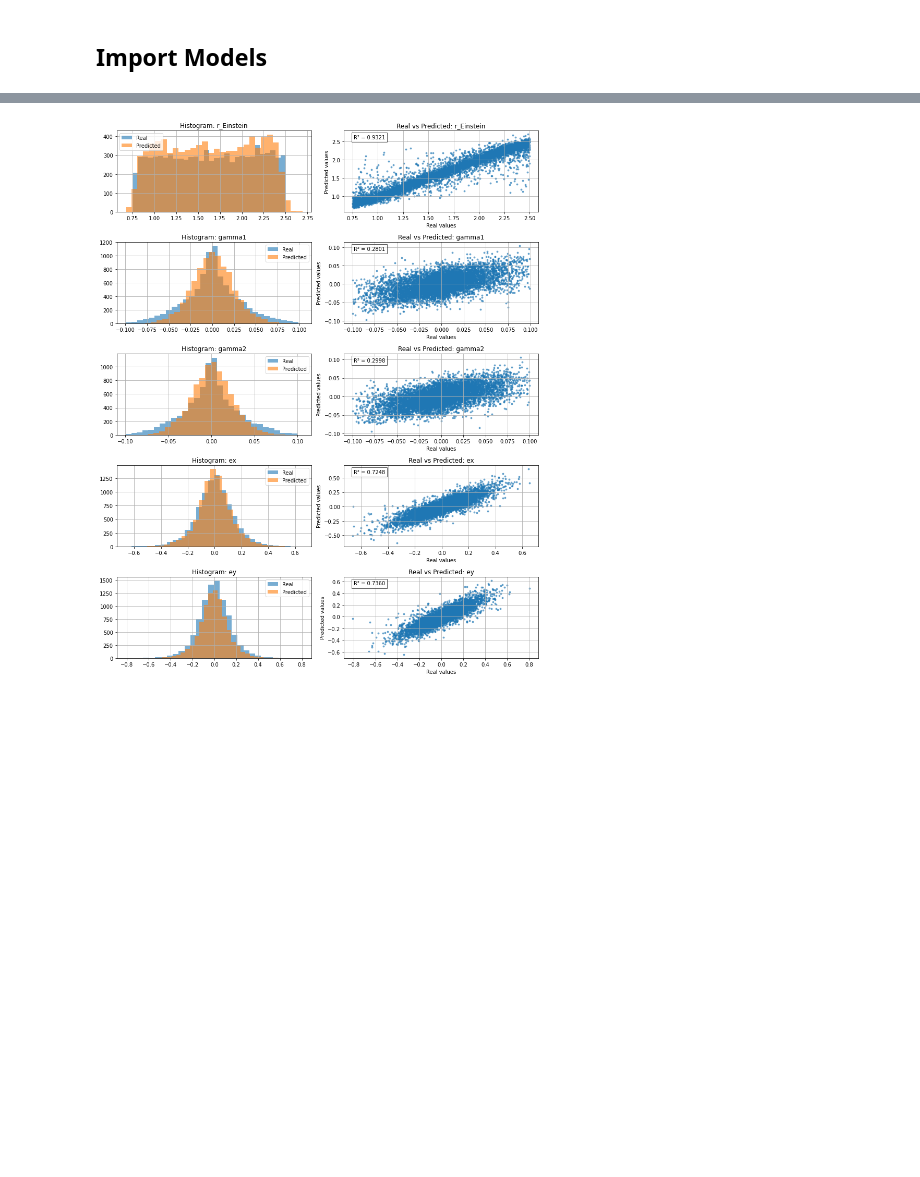
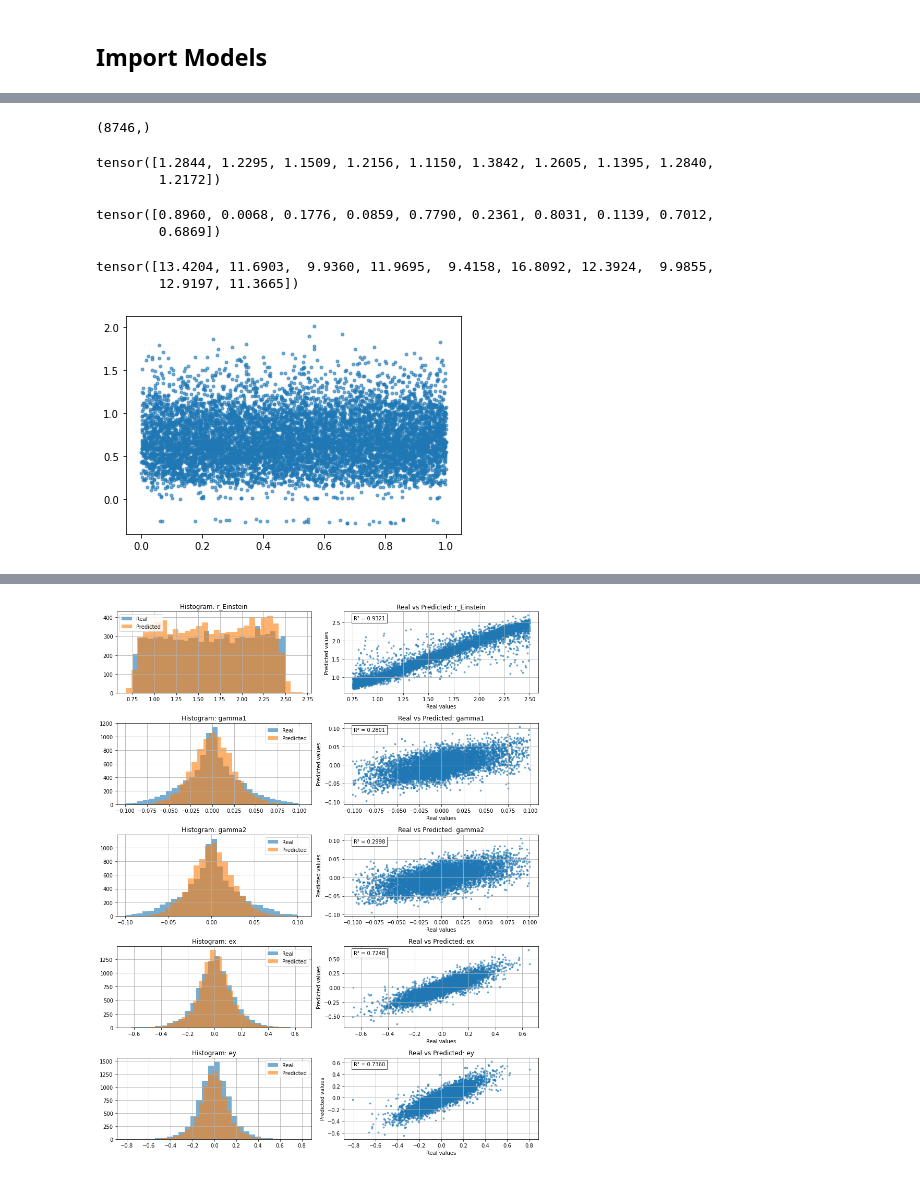
Before and after one commit to matthbatt/Deep-learning-gravitational-lensing, a Jupyter notebook: gravitational_lensing.ipynb, the cells around one changed output, grey strips where cells are left out. Cells and saved outputs as stored; diff of their text form; code cells hidden in the pictures; blank space fills up the shorter version.

```diff
--- a/gravitational_lensing.ipynb
+++ b/gravitational_lensing.ipynb
@@ -531,39 +365,0 @@ plt.show()
-# %%
-model.eval()
-preds = []
-targets = []
-
-criterion = nn.MSELoss(reduction="none")
-
-with torch.no_grad():
-    for xb, yb in test_loader:   # <-- use test_loader here
-        xb = xb.to(device)
-        yb = yb.to(device)
-
-        out = model(xb)
-
-        preds.append(out.cpu())
-        targets.append(yb.cpu())
-
-# concatenate all batches
-preds = torch.cat(preds)      # shape (N, 5)
-targets = torch.cat(targets)  # shape (N, 5)
-
-# compute per-parameter MSE
-loss = criterion(preds, targets)   # shape (N, 5)
-mse = loss.mean(dim=0)             # shape (5,)
-
-print("Per-parameter MSE:", mse)
-
-# --- Compute R2 per parameter ---
-y_true_np = targets.numpy()
-y_pred_np = preds.numpy()
-
-r2_scores = []
-for i in range(5):
-    ss_res = np.sum((y_true_np[:, i] - y_pred_np[:, i])**2)
-    ss_tot = np.sum((y_true_np[:, i] - np.mean(y_true_np[:, i]))**2)
-    r2 = 1 - ss_res / ss_tot
-    r2_scores.append(r2)
-
-print("Per-parameter R2:", r2_scores)
@@ -617,0 +432,25 @@ Per-parameter R2: [0.9320719316601753, 0.2800760269165039, 0.29976940155029297,
+# %%
+all_mu[:,0].numpy().shape
+# %% [output]
+(8746,)
+# %%
+all_mu[:10,0]
+# %% [output]
+tensor([1.2844, 1.2295, 1.1509, 1.2156, 1.1150, 1.3842, 1.2605, 1.1395, 1.2840,
+        1.2172])
+# %%
+all_y[:10,0]
+# %% [output]
+tensor([0.8960, 0.0068, 0.1776, 0.0859, 0.7790, 0.2361, 0.8031, 0.1139, 0.7012,
+        0.6869])
+# %%
+all_total_std[:10,0]
+# %% [output]
+tensor([13.4204, 11.6903,  9.9360, 11.9695,  9.4158, 16.8092, 12.3924,  9.9855,
+        12.9197, 11.3665])
+# %%
+plt.scatter(all_y[:,0], all_mu[:,0], s=8, alpha=0.6)
+
+plt.show()
+# %% [output]
+[figure, added]
```
Also changed, not shown: parts of 35 cells of this notebook, 2 other files.
